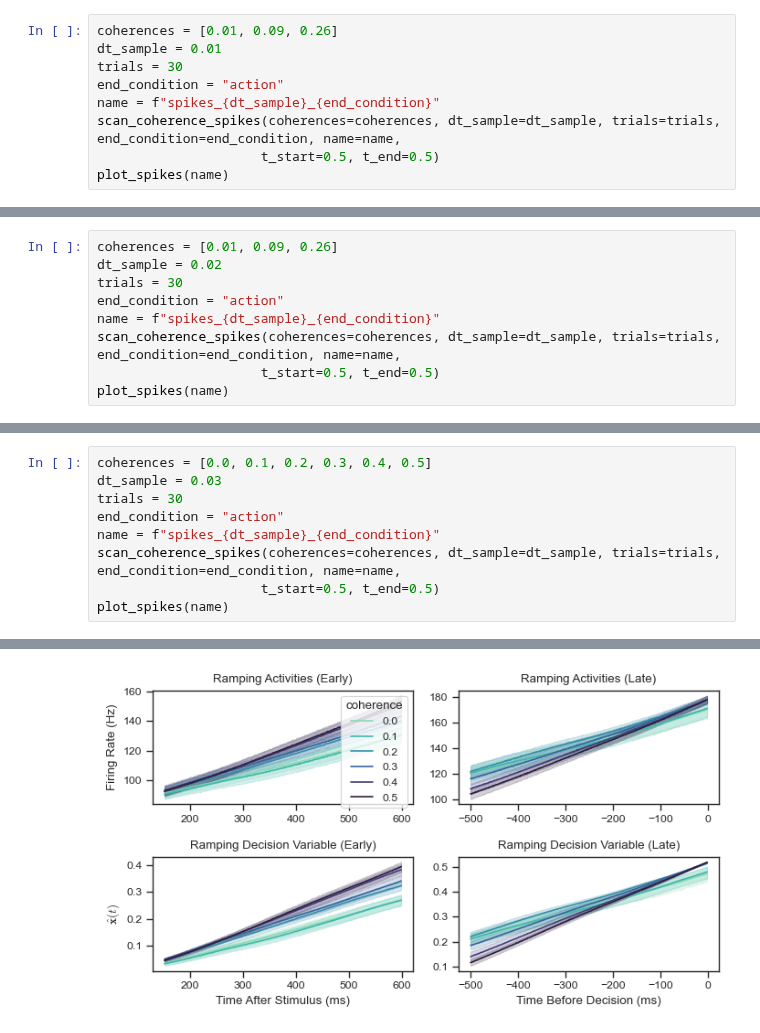
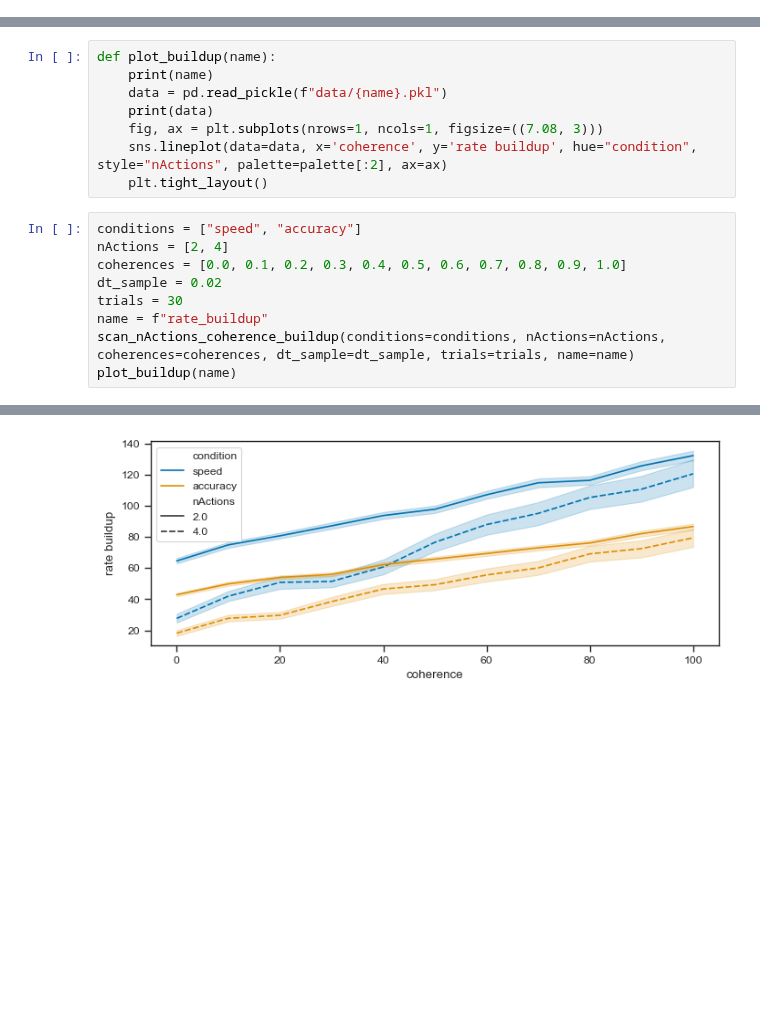
Before and after one commit to psipeter/speed-accuracy-tradeoff, a Jupyter notebook: ramping_activity.ipynb, the cells around one changed output, grey strips where cells are left out. Cells and saved outputs as stored; diff of their text form; blank space fills up the shorter version.

```diff
--- a/ramping_activity.ipynb
+++ b/ramping_activity.ipynb
@@ -254,9 +258,0 @@ trial 29, coherence 0.26, RT 0.809, correct True
-# %%
-coherences = [0.01, 0.09, 0.26]
-dt_sample = 0.01
-trials = 30
-end_condition = "action"
-name = f"spikes_{dt_sample}_{end_condition}"
-scan_coherence_spikes(coherences=coherences, dt_sample=dt_sample, trials=trials, end_condition=end_condition, name=name,
-                     t_start=0.5, t_end=0.5)
-plot_spikes(name)
@@ -282,9 +258,0 @@ trial 29, coherence 0.26, RT 0.857, correct True
-# %%
-coherences = [0.01, 0.09, 0.26]
-dt_sample = 0.02
-trials = 30
-end_condition = "action"
-name = f"spikes_{dt_sample}_{end_condition}"
-scan_coherence_spikes(coherences=coherences, dt_sample=dt_sample, trials=trials, end_condition=end_condition, name=name,
-                     t_start=0.5, t_end=0.5)
-plot_spikes(name)
@@ -310,10 +316,18 @@ trial 29, coherence 0.26, RT 0.8130000000000001, correct True
+# %%
+def plot_buildup(name):
+    print(name)
+    data = pd.read_pickle(f"data/{name}.pkl")
+    print(data)
+    fig, ax = plt.subplots(nrows=1, ncols=1, figsize=((7.08, 3)))
+    sns.lineplot(data=data, x='coherence', y='rate buildup', hue="condition", style="nActions", palette=palette[:2], ax=ax)
+    plt.tight_layout()
 # %%
-coherences = [0.0, 0.1, 0.2, 0.3, 0.4, 0.5]
-dt_sample = 0.03
+conditions = ["speed", "accuracy"]
+nActions = [2, 4]
+coherences = [0.0, 0.1, 0.2, 0.3, 0.4, 0.5, 0.6, 0.7, 0.8, 0.9, 1.0]
+dt_sample = 0.02
 trials = 30
-end_condition = "action"
-name = f"spikes_{dt_sample}_{end_condition}"
-scan_coherence_spikes(coherences=coherences, dt_sample=dt_sample, trials=trials, end_condition=end_condition, name=name,
-                     t_start=0.5, t_end=0.5)
-plot_spikes(name)
+name = f"rate_buildup"
+scan_nActions_coherence_buildup(conditions=conditions, nActions=nActions, coherences=coherences, dt_sample=dt_sample, trials=trials, name=name)
+plot_buildup(name)
 # %% [output]
@@ -337 +351 @@ trial 29, coherence 0.5, RT 0.922, correct True
-[figure, old version]
+[figure, new version]
```
Also changed, not shown: parts of 13 cells of this notebook, 5 other files.
